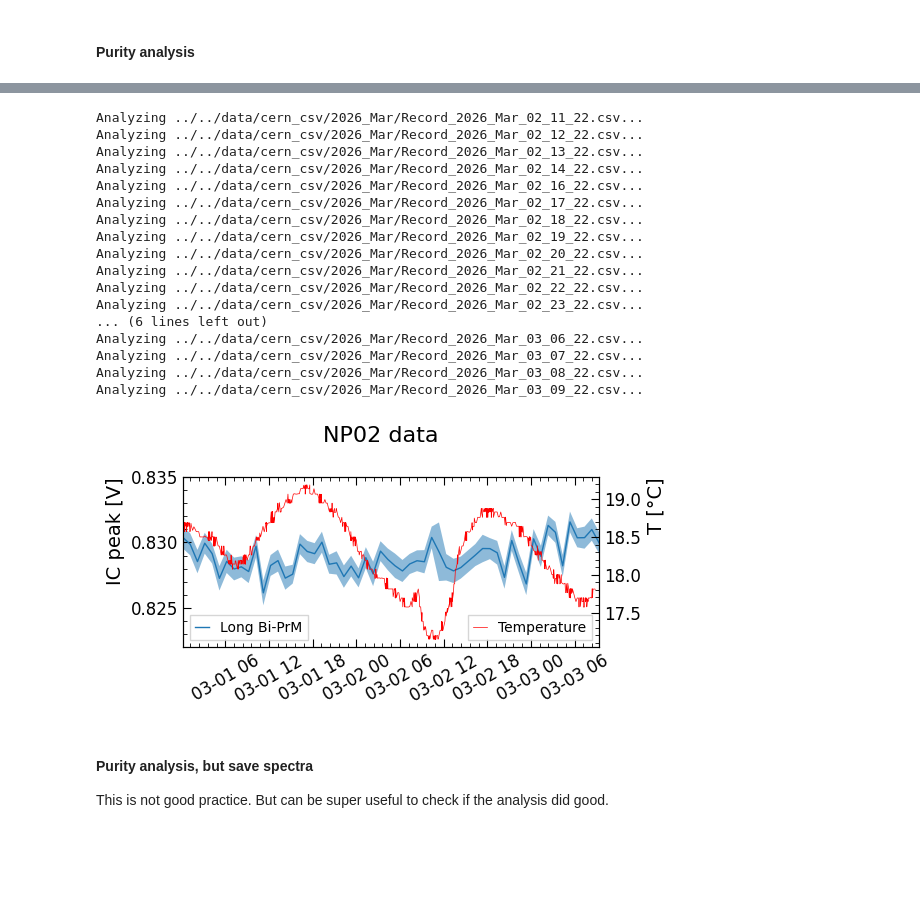
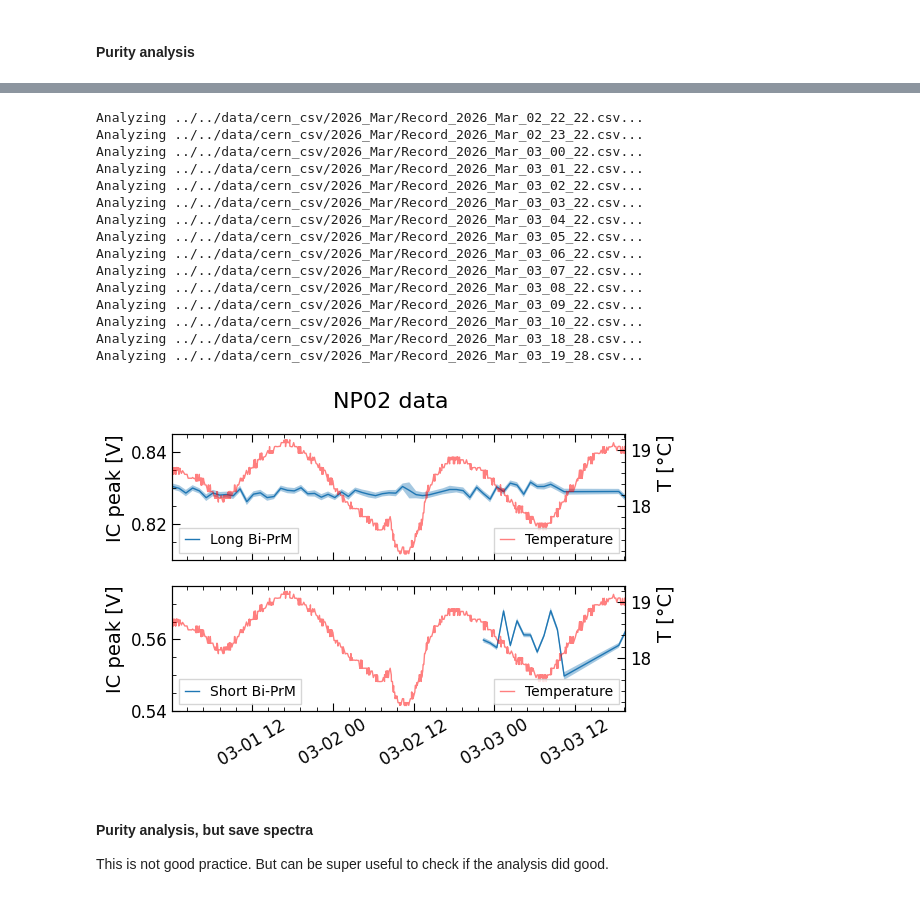
Before and after one commit to rtriozzi/pmana, a Jupyter notebook: notebooks/purity/pmana_CERN_purity.ipynb, the cells around one changed output, grey strips where cells are left out. Saved outputs shown, nothing was run; the diff lists cells and outputs as text; code cells hidden in the pictures; blank space fills up the shorter version.

```diff
--- a/notebooks/purity/pmana_CERN_purity.ipynb
+++ b/notebooks/purity/pmana_CERN_purity.ipynb
@@ -113,8 +113,8 @@ PATH_CAMPAIGN = f"../../data/cern_csv/{TIME_DIR}"
 CalibrationFactors = {
   0: 1,
   1: 1,
-  2: 0.8,
-  3: 0.8
+  2: 1.,
+  3: 1.02
 }
 
 ANALYSIS_CONFIGURATION = {
@@ -126,7 +126,9 @@ ANALYSIS_CONFIGURATION = {
     'LongGausFitLimits'         : (0.1, 0.15),
     'ComptonSearchLimits'       : (0.5, 1),
     'MinComptonSearchLowLimit'  : 0.25,
-    'ComptonMode'               : 'rising'
+    'ComptonMode'               : 'rising',
+    'LongICPeakSearchLimits'    : (0.4, 1.2),
+    'ShortICPeakSearchLimits'   : (0.2, 0.6),
 }
 
 Output = pmana.utils.iterators.IterateCERN_CSV(
@@ -187,10 +189,10 @@ Output_v2 = pmana.utils.iterators.IterateCERN_CSV(
         PM_TAG = 'Short',
         ANALYSIS_CONFIGURATION = ANALYSIS_CONFIGURATION
     ),  ###< analyzing module, changing some options
-    START_FROM = datetime.datetime(2026, 3, 2, 11, 22),
-    EXCLUDE_DATE = [
-      datetime.datetime(2026, 3, 2, 15, 22)
-    ]
+    START_FROM = datetime.datetime(2026, 3, 2, 22, 22),
+    # EXCLUDE_DATE = [
+    #   datetime.datetime(2026, 3, 2, 20, 22)
+    # ]
 )
 
 # convert top DataFrame
@@ -209,53 +211,58 @@ Output_v2.sort_values(
     ignore_index = True
 )
 # %% [output]
-Analyzing ../../data/cern_csv/2026_Mar/Record_2026_Mar_02_11_22.csv...
-Analyzing ../../data/cern_csv/2026_Mar/Record_2026_Mar_02_12_22.csv...
-Analyzing ../../data/cern_csv/2026_Mar/Record_2026_Mar_02_13_22.csv...
-Analyzing ../../data/cern_csv/2026_Mar/Record_2026_Mar_02_14_22.csv...
-Analyzing ../../data/cern_csv/2026_Mar/Record_2026_Mar_02_16_22.csv...
-Analyzing ../../data/cern_csv/2026_Mar/Record_2026_Mar_02_17_22.csv...
-Analyzing ../../data/cern_csv/2026_Mar/Record_2026_Mar_02_18_22.csv...
-Analyzing ../../data/cern_csv/2026_Mar/Record_2026_Mar_02_19_22.csv...
-Analyzing ../../data/cern_csv/2026_Mar/Record_2026_Mar_02_20_22.csv...
-Analyzing ../../data/cern_csv/2026_Mar/Record_2026_Mar_02_21_22.csv...
 Analyzing ../../data/cern_csv/2026_Mar/Record_2026_Mar_02_22_22.csv...
 Analyzing ../../data/cern_csv/2026_Mar/Record_2026_Mar_02_23_22.csv...
-... (6 lines left out)
+Analyzing ../../data/cern_csv/2026_Mar/Record_2026_Mar_03_00_22.csv...
+Analyzing ../../data/cern_csv/2026_Mar/Record_2026_Mar_03_01_22.csv...
+Analyzing ../../data/cern_csv/2026_Mar/Record_2026_Mar_03_02_22.csv...
+Analyzing ../../data/cern_csv/2026_Mar/Record_2026_Mar_03_03_22.csv...
+Analyzing ../../data/cern_csv/2026_Mar/Record_2026_Mar_03_04_22.csv...
+Analyzing ../../data/cern_csv/2026_Mar/Record_2026_Mar_03_05_22.csv...
 Analyzing ../../data/cern_csv/2026_Mar/Record_2026_Mar_03_06_22.csv...
 Analyzing ../../data/cern_csv/2026_Mar/Record_2026_Mar_03_07_22.csv...
 Analyzing ../../data/cern_csv/2026_Mar/Record_2026_Mar_03_08_22.csv...
 Analyzing ../../data/cern_csv/2026_Mar/Record_2026_Mar_03_09_22.csv...
+Analyzing ../../data/cern_csv/2026_Mar/Record_2026_Mar_03_10_22.csv...
+Analyzing ../../data/cern_csv/2026_Mar/Record_2026_Mar_03_18_28.csv...
+Analyzing ../../data/cern_csv/2026_Mar/Record_2026_Mar_03_19_28.csv...
 # %%
-fig, ax = plt.subplots(figsize=(6, 3.), nrows=1, layout='tight')
+fig, ax = plt.subplots(figsize=(6, 2.*2), nrows=2, layout='tight')
 
-ax.plot(Output.Date, Output.LongIC_Peak, lw=1, label='Long Bi-PrM')
-ax.fill_between(Output.Date, Output.LongIC_Peak-Output.LongIC_PeakErr,  Output.LongIC_Peak+Output.LongIC_PeakErr, alpha=0.5)
-pmana.utils.plotting.UpdateMatplotlibStyle(ax, None, 'IC peak [V]')
+ax[0].plot(Output.Date, Output.LongIC_Peak, lw=1, label='Long Bi-PrM')
+ax[0].fill_between(Output.Date, Output.LongIC_Peak-Output.LongIC_PeakErr, Output.LongIC_Peak+Output.LongIC_PeakErr, alpha=0.4)
+pmana.utils.plotting.UpdateMatplotlibStyle(ax[0], None, 'IC peak [V]')
+ax[0].set_xticklabels([])
+# ax[0].set_ylim(0.822, 0.835)
+ax[0].set_ylim(0.81, 0.845)
 
-# ax.plot(Output_v2.Date, Output_v2.ShortIC_Peak, lw=1, label='Short Bi-PrM')
-# ax.fill_between(Output_v2.Date, Output_v2.ShortIC_Peak-Output_v2.ShortIC_PeakErr,  Output_v2.ShortIC_Peak+Output_v2.ShortIC_PeakErr, alpha=0.5)
+ax[1].plot(Output_v2.Date, Output_v2.ShortIC_Peak, lw=1, label='Short Bi-PrM')
+ax[1].fill_between(Output_v2.Date, Output_v2.ShortIC_Peak-Output_v2.ShortIC_PeakErr, Output_v2.ShortIC_Peak+Output_v2.ShortIC_PeakErr, alpha=0.4)
+pmana.utils.plotting.UpdateMatplotlibStyle(ax[1], None, 'IC peak [V]')
+ax[1].set_ylim(0.54, 0.575)
 
-# gfx
-ax.legend(frameon=True, fancybox=False, handlelength=1, fontsize=10, loc='lower left')
-ax.tick_params(axis='x', labelrotation=30)
-ax.set_xlim(Output['Date'].iloc[0], Output['Date'].iloc[-1])
 
-# plot temperatures
-a2 = ax.twinx()
-a2.plot(Temperatures['Date'], Temperatures['T'], c='red', label='Temperature', lw=0.5, zorder=-3)
-pmana.utils.plotting.UpdateMatplotlibStyle(a2, None, 'T [°C]')
-a2.legend(frameon=True, fancybox=False, handlelength=1, fontsize=10, loc='lower right')
+for a in ax:
+  # gfx
+  a.legend(frameon=True, fancybox=False, handlelength=1, fontsize=10, loc='lower left')
+  a.tick_params(axis='x', labelrotation=30)
+  a.set_xlim(Output['Date'].iloc[0], Output['Date'].iloc[-1])
 
-ax.set_ylim(0.822, 0.835)
+  # plot temperatures
+  a2 = a.twinx()
+  a2.plot(Temperatures['Date'], Temperatures['T'], c='red', label='Temperature', lw=1, alpha=0.5, zorder=-3)
+  pmana.utils.plotting.UpdateMatplotlibStyle(a2, None, 'T [°C]')
+  a2.legend(frameon=True, fancybox=False, handlelength=1, fontsize=10, loc='lower right')
+
+# ax.set_ylim(0.822, 0.835)
 # a2.set_ylim(16, 20)
 
 fig.suptitle(f'NP02 data', fontsize=16)
 
 plt.show()
 fig.savefig(f"../../plots/cern/IC_Peaks_{TIME_DIR}.png", dpi=300, bbox_inches='tight')
 # %% [output]
-[figure, old version]
+[figure, new version]
 # %% [markdown]
 #### Purity analysis, but save spectra
 
```
Also changed, not shown: parts of 6 cells of this notebook, 1 other file.
